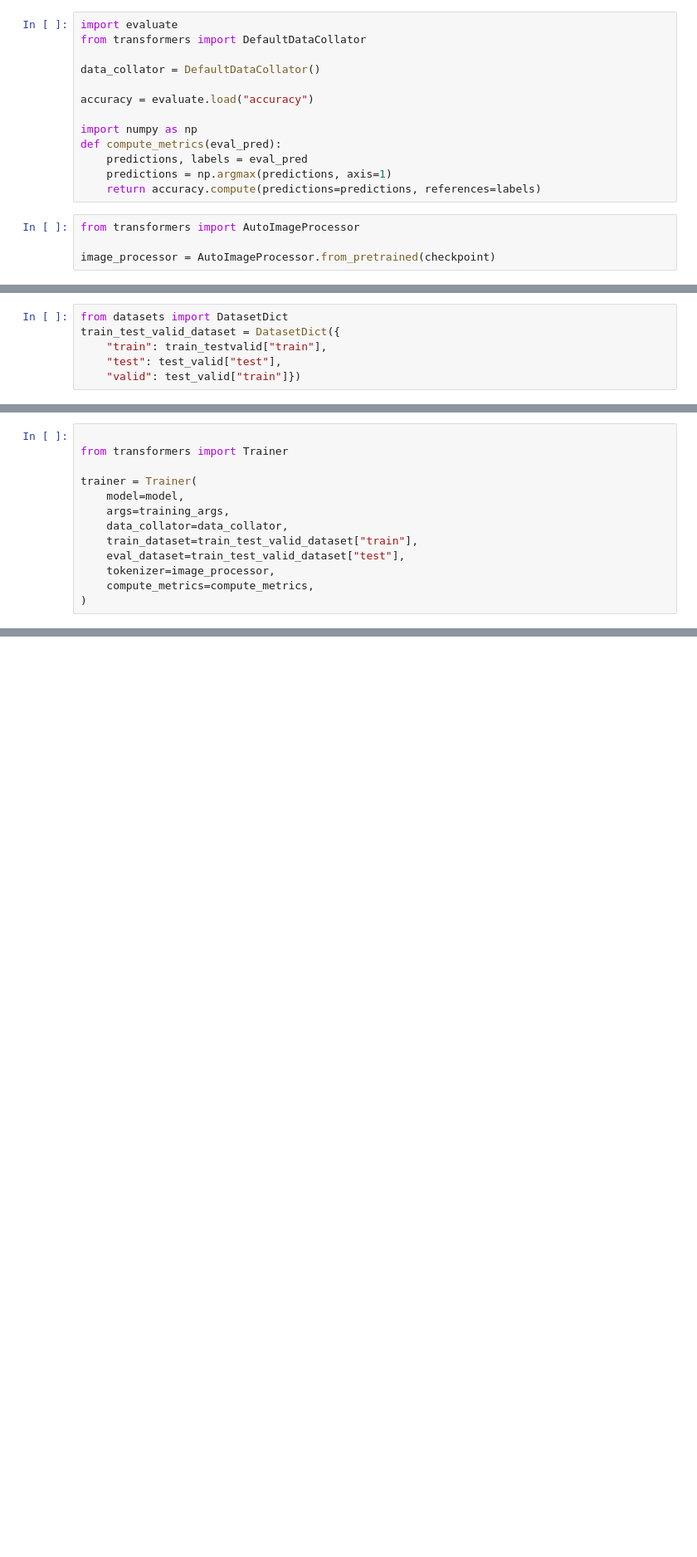
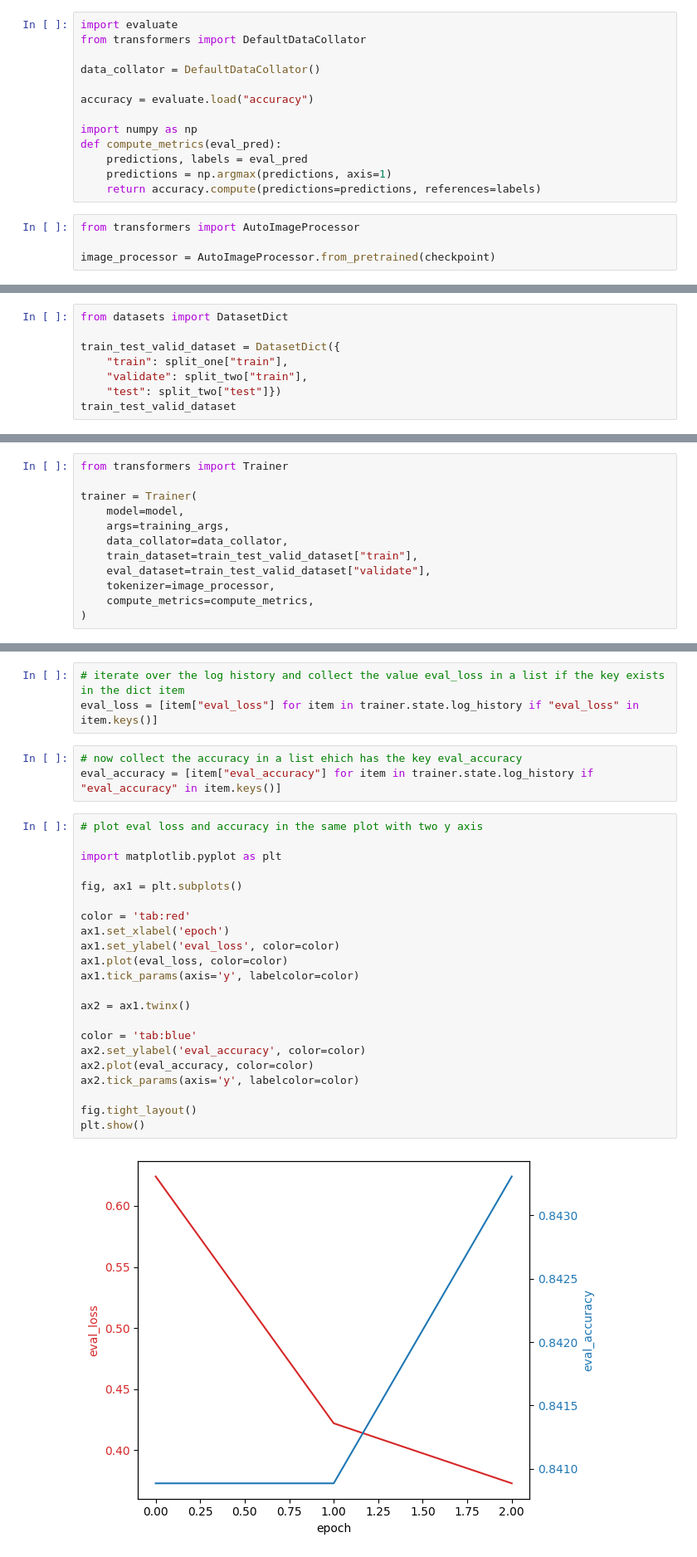
Before and after one commit to pd-t/crfp-transfer-learning, a Jupyter notebook: HuggingFace_Tapelegen_Train.ipynb, the cells around one changed output, grey strips where cells are left out. Shown at 83% size. Saved outputs shown, nothing was run; the diff lists cells and outputs as text; blank space fills up the shorter version.

Commit message:
working with plots

```diff
--- a/HuggingFace_Tapelegen_Train.ipynb
+++ b/HuggingFace_Tapelegen_Train.ipynb
@@ -342,6 +249,8 @@ test_valid = train_testvalid['test'].train_test_split(test_size=0.5)
 # %%
 from datasets import DatasetDict
+
 train_test_valid_dataset = DatasetDict({
-    "train": train_testvalid["train"],
-    "test": test_valid["test"],
-    "valid": test_valid["train"]})
+    "train": split_one["train"],
+    "validate": split_two["train"],
+    "test": split_two["test"]})
+train_test_valid_dataset
@@ -348,5 +292,4 @@ train_test_valid_dataset = DatasetDict({
 # %%
-
 from transformers import Trainer
 
 trainer = Trainer(
@@ -354,7 +297,7 @@ trainer = Trainer(
     args=training_args,
     data_collator=data_collator,
     train_dataset=train_test_valid_dataset["train"],
-    eval_dataset=train_test_valid_dataset["test"],
+    eval_dataset=train_test_valid_dataset["validate"],
     tokenizer=image_processor,
     compute_metrics=compute_metrics,
 )
@@ -372,0 +355,30 @@ RuntimeError: Could not infer dtype of TiffImageFile
+# %%
+# iterate over the log history and collect the value eval_loss in a list if the key exists in the dict item
+eval_loss = [item["eval_loss"] for item in trainer.state.log_history if "eval_loss" in item.keys()]
+# %%
+# now collect the accuracy in a list ehich has the key eval_accuracy
+eval_accuracy = [item["eval_accuracy"] for item in trainer.state.log_history if "eval_accuracy" in item.keys()]
+# %%
+# plot eval loss and accuracy in the same plot with two y axis
+
+import matplotlib.pyplot as plt
+
+fig, ax1 = plt.subplots()
+
+color = 'tab:red'
+ax1.set_xlabel('epoch')
+ax1.set_ylabel('eval_loss', color=color)
+ax1.plot(eval_loss, color=color)
+ax1.tick_params(axis='y', labelcolor=color)
+
+ax2 = ax1.twinx()
+
+color = 'tab:blue'
+ax2.set_ylabel('eval_accuracy', color=color)
+ax2.plot(eval_accuracy, color=color)
+ax2.tick_params(axis='y', labelcolor=color)
+
+fig.tight_layout()
+plt.show()
+# %% [output]
+[figure, added]
```
Also changed, not shown: parts of 19 cells of this notebook.
